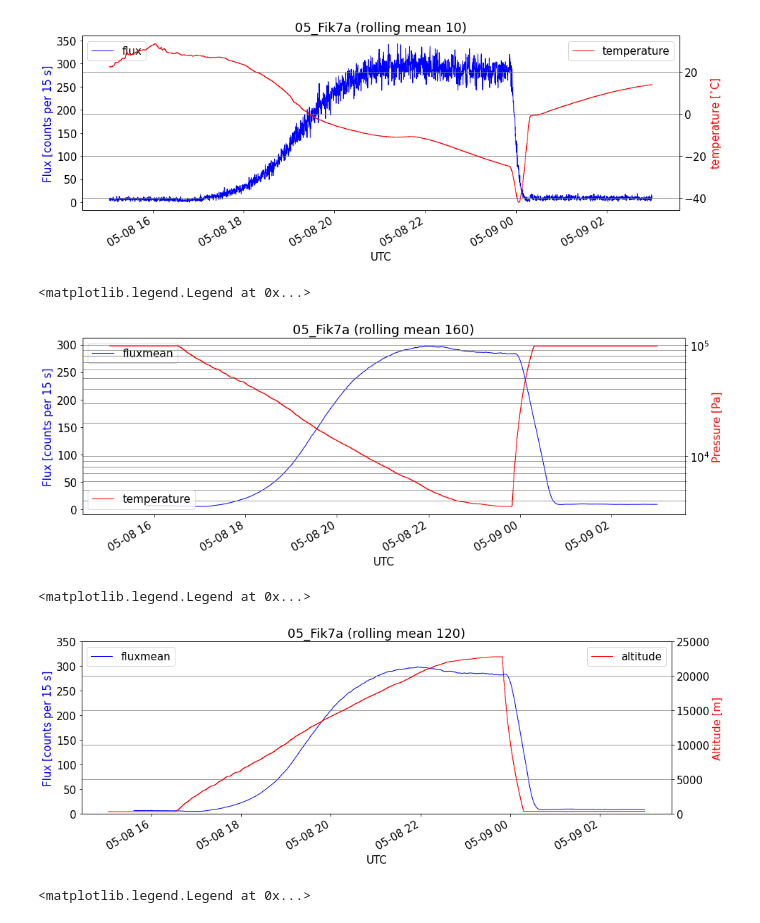
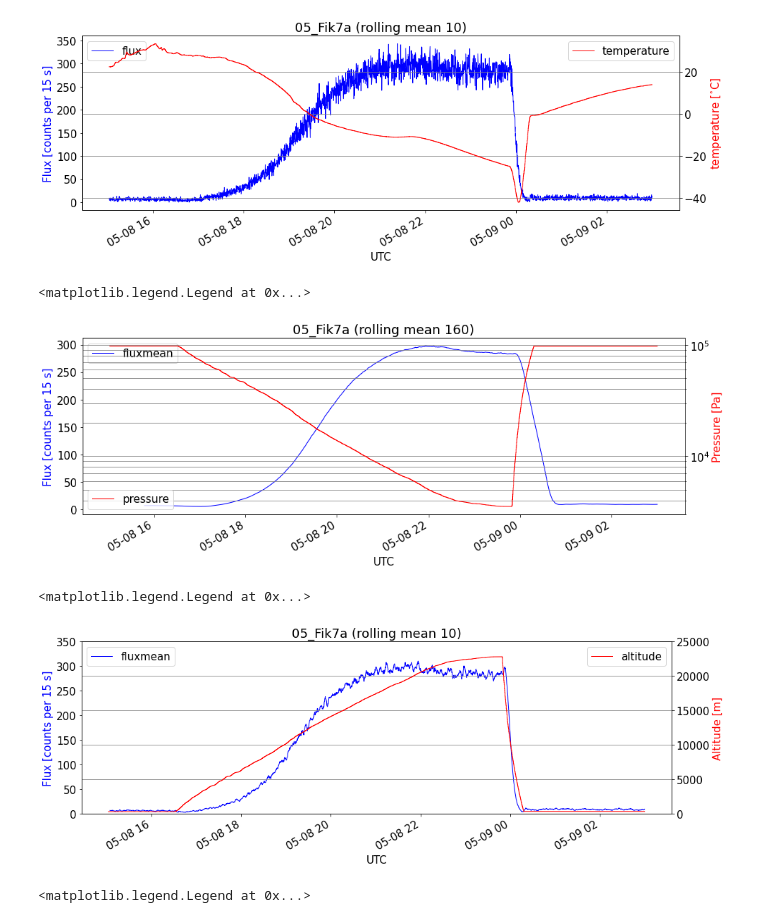
Before and after one commit to ODZ-UJF-AV-CR/Fik7a, a Jupyter notebook: notebooks/data_parser.ipynb, the cells around one changed output. Cells and saved outputs as stored; diff of their text form; code cells hidden in the pictures.

```diff
--- a/notebooks/data_parser.ipynb
+++ b/notebooks/data_parser.ipynb
@@ -416,7 +414,7 @@ plt.legend(loc=2)
 ax = plt.twinx()
 
 #plt.ylim([0,14000])
-xx[3].plot(c='red', label='temperature', linewidth='1', linestyle='-', drawstyle='steps-mid')
+xx[3].plot(c='red', label='pressure', linewidth='1', linestyle='-', drawstyle='steps-mid')
 plt.ylabel(r'Pressure [Pa]', color='red')
 plt.yscale('log')
 
@@ -425,11 +423,11 @@ plt.grid(b=True, which='minor', color='grey', linestyle='-')
 plt.legend()
 # %% [output]
 <matplotlib.legend.Legend at 0x...>
-[figure, old version]
+[figure, new version]
 # %%
 NOISE_LEVEL = 12
 LAST_CHANNEL = 270
-WINDOW = 120
+WINDOW = 10
 
 
 import aerocalc.std_atm
@@ -453,34 +451,34 @@ xx[3]=pd.to_numeric(xx[3],errors='coerce')
 xx['flux'] = (xx.iloc[:,range(NOISE_LEVEL,LAST_CHANNEL)].sum(axis=1))
 
 xx['fluxmean'] = xx['flux'].rolling(WINDOW).mean()
 
 xx['altitude'] = xx[3].apply(press2alt)
 
 
 #xx['flux'].plot(c='gray', marker='.', linewidth=1)
 xx['fluxmean'].plot(c='blue', linewidth=1)
 #xx['fluxmean'].plot(c='red')
 #(xx.iloc[:,NOISE_LEVEL]).plot(c='tan',label= str(NOISE_LEVEL) + '. Ch' ,zorder=1)
 
 s = fto.split('/')
 plt.title(s[len(s)-2] + ' (rolling mean ' + str(WINDOW) + ')')
 plt.ylim([0,350])
 plt.xlabel('UTC')
 plt.ylabel(r'Flux [counts per 15 s]', color='blue')
 plt.legend(loc=2)
 
 ax = plt.twinx()
 
 plt.ylim([0,25000])
 xx['altitude'].plot(c='red', label='altitude', linewidth='1', linestyle='-', drawstyle='steps-mid')
 plt.ylabel(r'Altitude [m]', color='red')
 
 plt.grid(b=True, which='major', color='grey', linestyle='-')
 plt.grid(b=True, which='minor', color='grey', linestyle='-')
 plt.legend()
 # %% [output]
 <matplotlib.legend.Legend at 0x...>
-[figure, old version]
+[figure, new version]
 # %%
 NOISE_LEVEL = 12
 LAST_CHANNEL = 270
```
Also changed, not shown: parts of 3 cells of this notebook.
